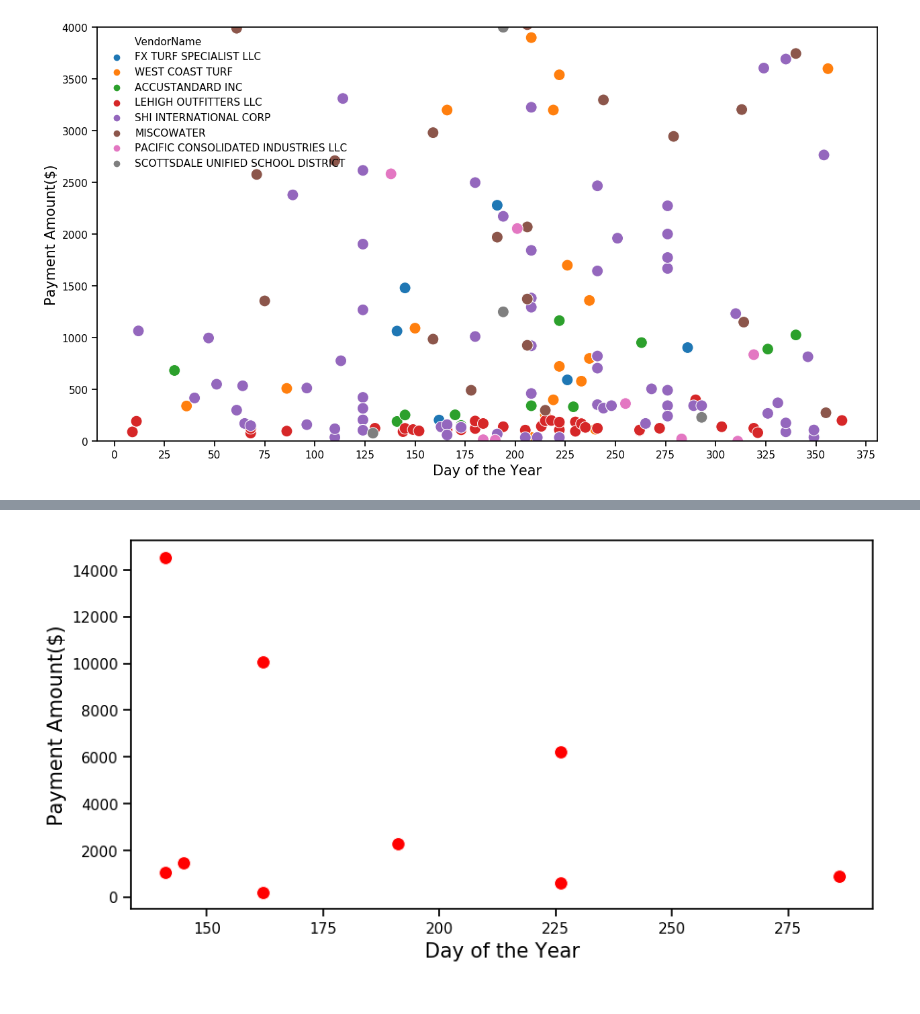
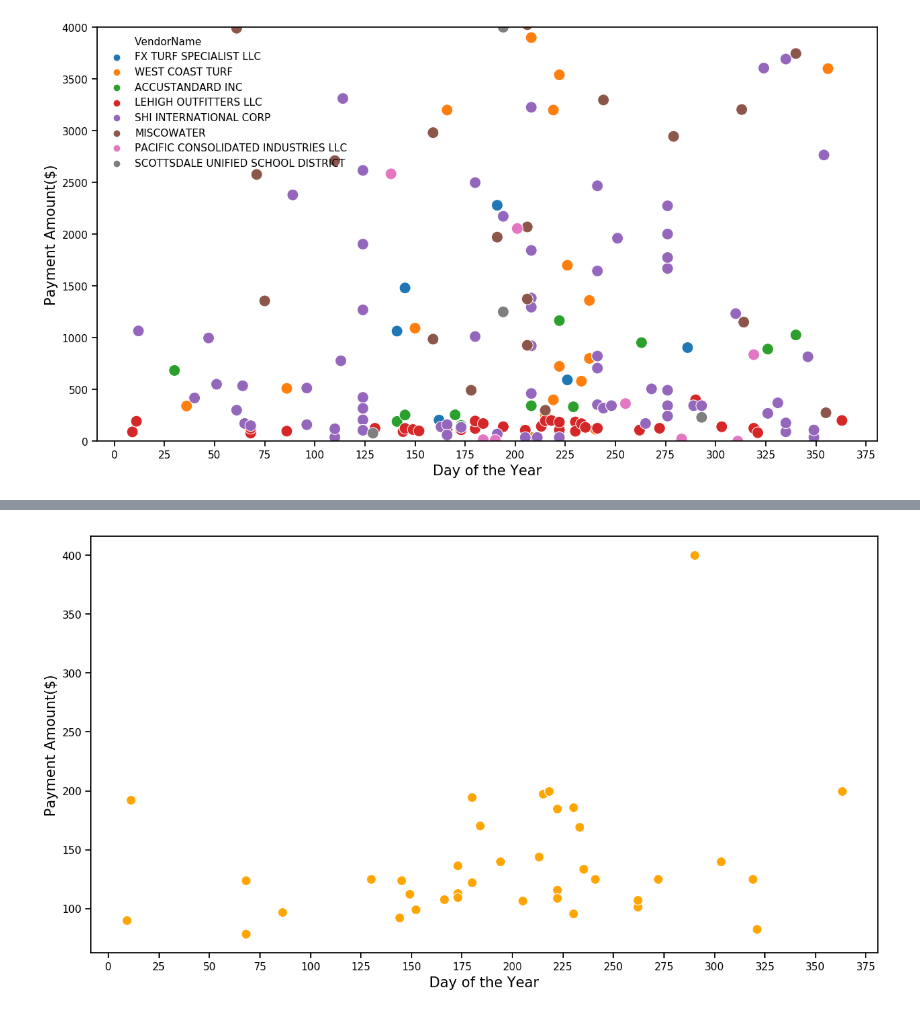
Before and after one commit to mrkjhsn/Vendor-Payments-City-of-Scottsdale, a Jupyter notebook: vendor_payment_clustering_analysis.ipynb, the cells around one changed output, grey strips where cells are left out. Saved outputs shown, nothing was run; the diff lists cells and outputs as text; code cells hidden in the pictures.

```diff
--- a/vendor_payment_clustering_analysis.ipynb
+++ b/vendor_payment_clustering_analysis.ipynb
@@ -260,12 +287,13 @@ ax.xaxis.set_major_locator(matplotlib.ticker.MultipleLocator(25))
 # %%
-fig = plt.figure(figsize=(10, 5))
-ax = sns.scatterplot(x=top_distributed_vendors_data.loc['FX TURF SPECIALIST LLC','Day_of_Year'],
-                    y=top_distributed_vendors_data.loc['FX TURF SPECIALIST LLC','PaymentAmount'],
+fig = plt.figure(figsize=(15, 8))
+ax = sns.scatterplot(x=top_distributed_vendors_data.loc['LEHIGH OUTFITTERS LLC','Day_of_Year'],
+                    y=top_distributed_vendors_data.loc['LEHIGH OUTFITTERS LLC','PaymentAmount'],
                     s=100,
-                    color= 'red')
+                    color= 'orange')
 
 plt.xlabel("Day of the Year", fontsize=15)
 plt.ylabel("Payment Amount($)", fontsize=15)
 ax.xaxis.set_major_locator(matplotlib.ticker.MultipleLocator(25))
+# plt.savefig("visualizations/dispersed vendor - LEHIGH OUTFITTERS LLC.png")
 # %% [output]
-[figure, old version]
+[figure, new version]
```
Also changed, not shown: parts of 8 cells of this notebook.
